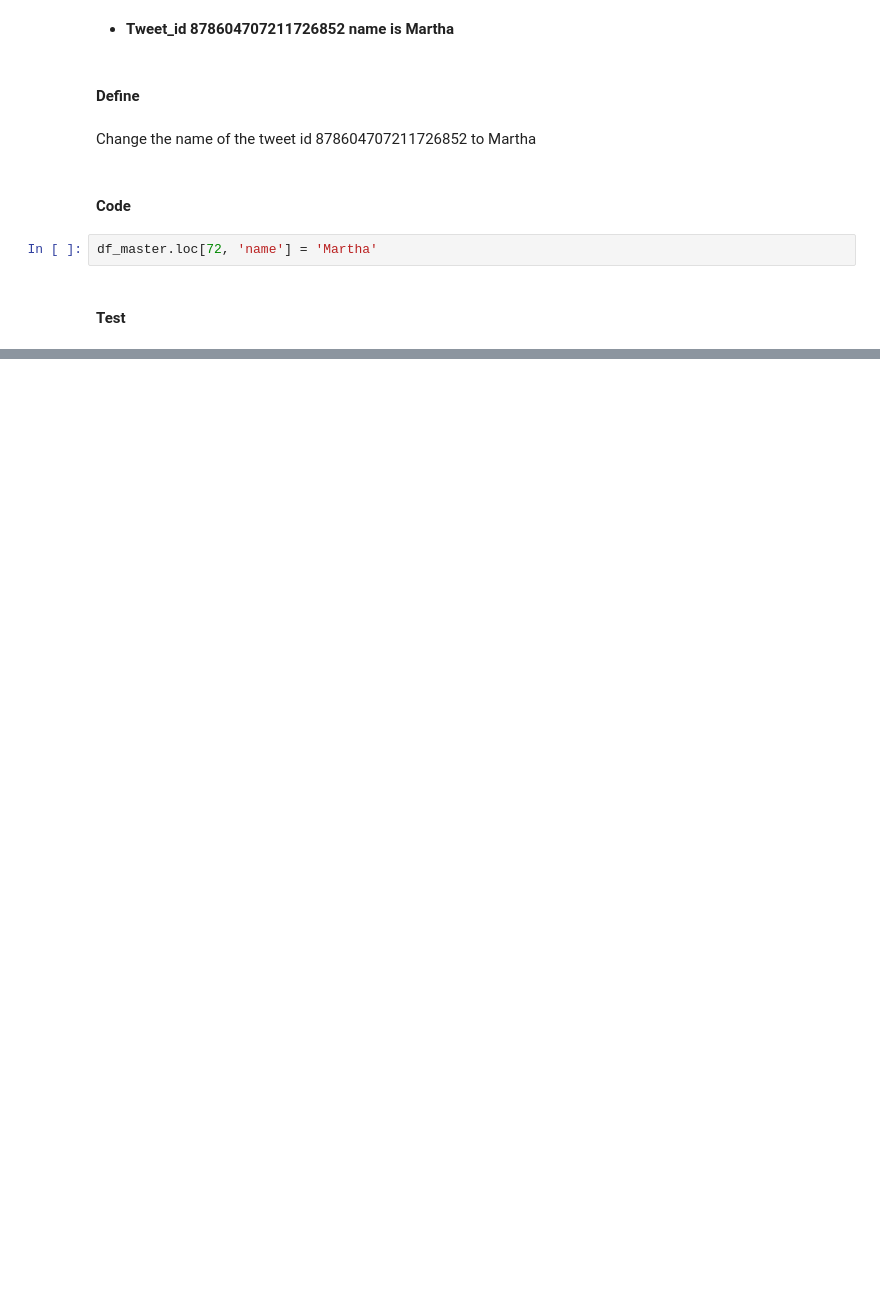
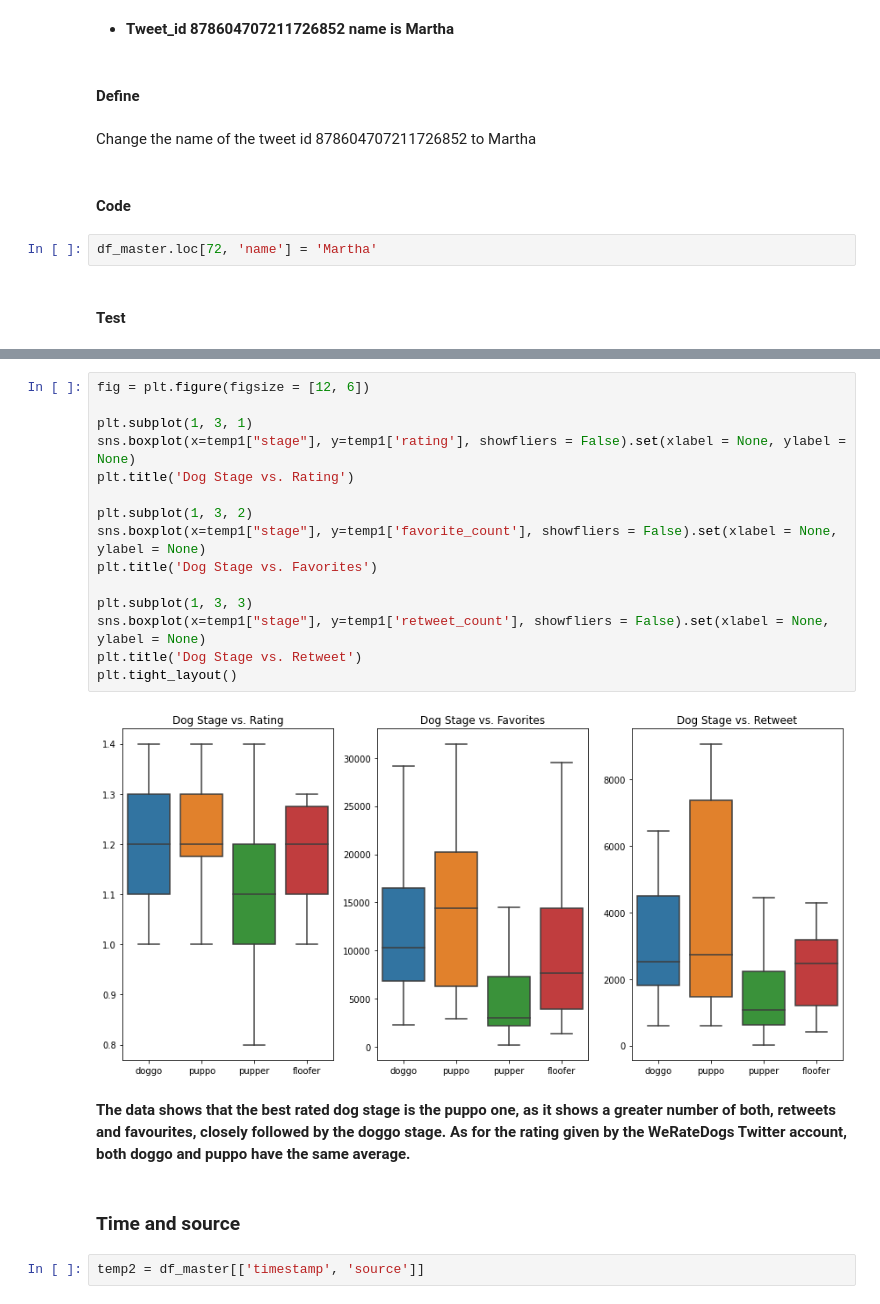
Before and after one commit to rubenvf/WeRateDogs-Wrangle-and-Analysis, a Jupyter notebook: wrangle_act.ipynb, the cells around one changed output, grey strips where cells are left out. Saved outputs shown, nothing was run; the diff lists cells and outputs as text; blank space fills up the shorter version.

```diff
--- a/wrangle_act.ipynb
+++ b/wrangle_act.ipynb
@@ -864,0 +939,23 @@ df_master[df_master.tweet_id == 878604707211726852]
+# %%
+fig = plt.figure(figsize = [12, 6])
+
+plt.subplot(1, 3, 1)
+sns.boxplot(x=temp1["stage"], y=temp1['rating'], showfliers = False).set(xlabel = None, ylabel = None)
+plt.title('Dog Stage vs. Rating')
+
+plt.subplot(1, 3, 2)
+sns.boxplot(x=temp1["stage"], y=temp1['favorite_count'], showfliers = False).set(xlabel = None, ylabel = None)
+plt.title('Dog Stage vs. Favorites')
+
+plt.subplot(1, 3, 3)
+sns.boxplot(x=temp1["stage"], y=temp1['retweet_count'], showfliers = False).set(xlabel = None, ylabel = None)
+plt.title('Dog Stage vs. Retweet')
+plt.tight_layout()
+# %% [output]
+[figure, added]
+# %% [markdown]
+**The data shows that the best rated dog stage is the puppo one, as it shows a greater number of both, retweets and favourites, closely followed by the doggo stage. As for the rating given by the WeRateDogs Twitter account, both doggo and puppo have the same average.**
+# %% [markdown]
+### Time and source
+# %%
+temp2 = df_master[['timestamp', 'source']]
```
Also changed, not shown: parts of 25 cells of this notebook.
